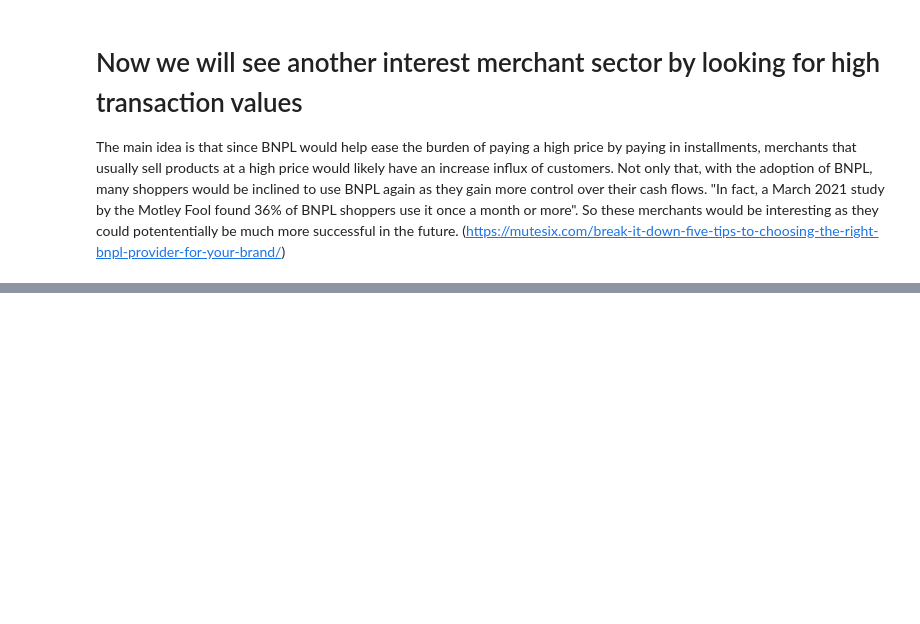
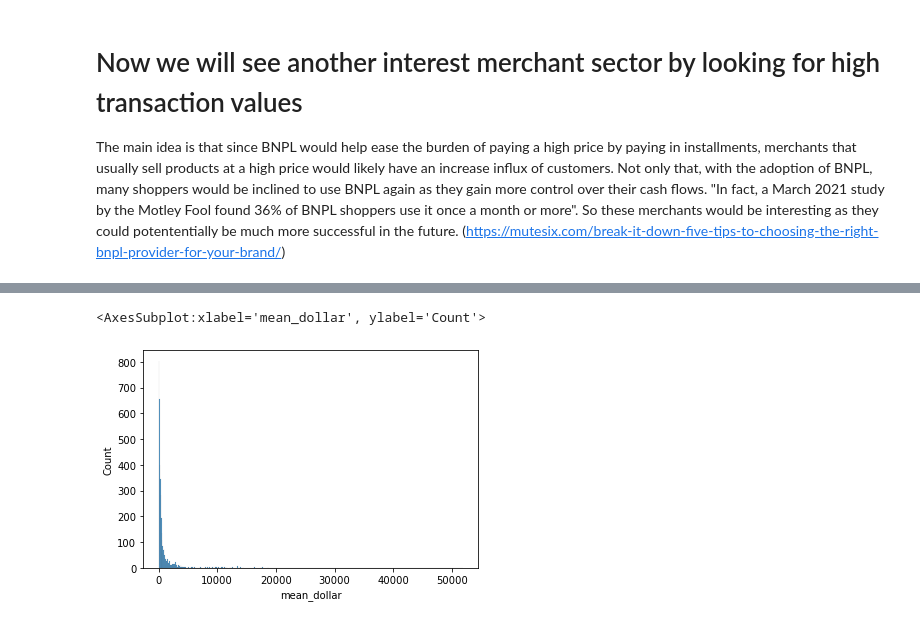
Before and after one commit to MAST30034-Applied-Data-Science/generic-buy-now-pay-later-project-group-17-adsb, a Jupyter notebook: notebooks/Interesting_merchants_analysis.ipynb, the cells around one changed output, grey strips where cells are left out. Saved outputs shown, nothing was run; the diff lists cells and outputs as text; code cells hidden in the pictures; blank space fills up the shorter version.

Commit message:
Add another interesting merchant analysis

```diff
--- a/notebooks/Interesting_merchants_analysis.ipynb
+++ b/notebooks/Interesting_merchants_analysis.ipynb
@@ -116,3 +116,8 @@ interesting_merch.sort_values('dollar_value', ascending=False)
 # %% [markdown]
 # Now we will see another interest merchant sector by looking for high transaction values
 The main idea is that since BNPL would help ease the burden of paying a high price by paying in installments, merchants that usually sell products at a high price would likely have an increase influx of customers. Not only that, with the adoption of BNPL, many shoppers would be inclined to use BNPL again as they gain more control over their cash flows. "In fact, a March 2021 study by the Motley Fool found 36% of BNPL shoppers use it once a month or more". So these merchants would be interesting as they could potententially be much more successful in the future. (https://mutesix.com/break-it-down-five-tips-to-choosing-the-right-bnpl-provider-for-your-brand/)
+# %%
+transactions_col2 = transactions.groupby(['merchant_abn']).agg(merchant_name=pd.NamedAgg(column='merchant_name', aggfunc="first")
+                                                              ,mean_dollar=pd.NamedAgg(column='dollar_value', aggfunc="mean")
+                                                              ).reset_index()
+transactions_col2
@@ -118,0 +138,5 @@ The main idea is that since BNPL would help ease the burden of paying a high pri
+# %%
+sns.histplot(transactions_col2['mean_dollar'])
+# %% [output]
+<AxesSubplot:xlabel='mean_dollar', ylabel='Count'>
+[figure, added]
```
Also changed, not shown: parts of 4 cells of this notebook.
